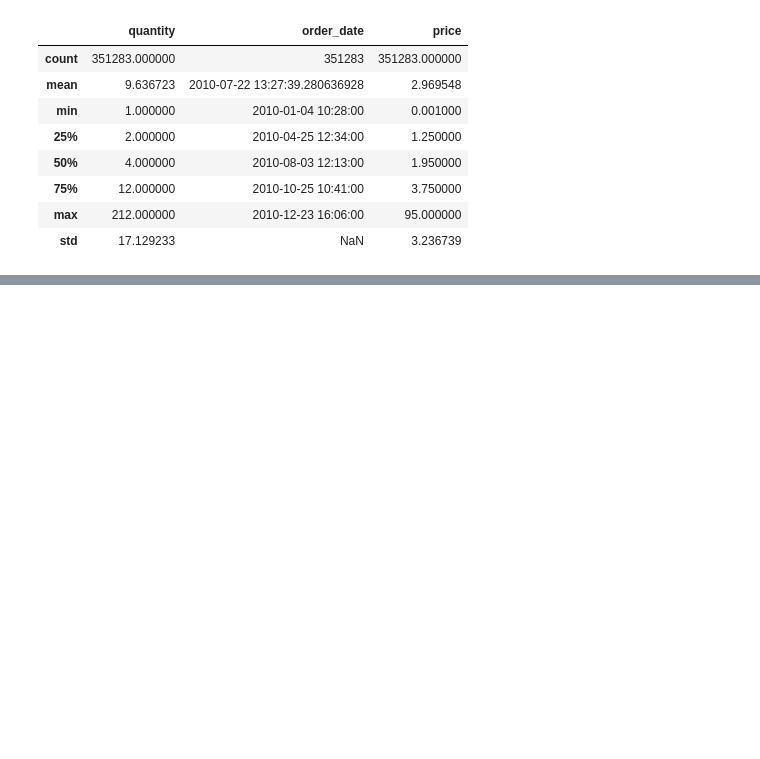
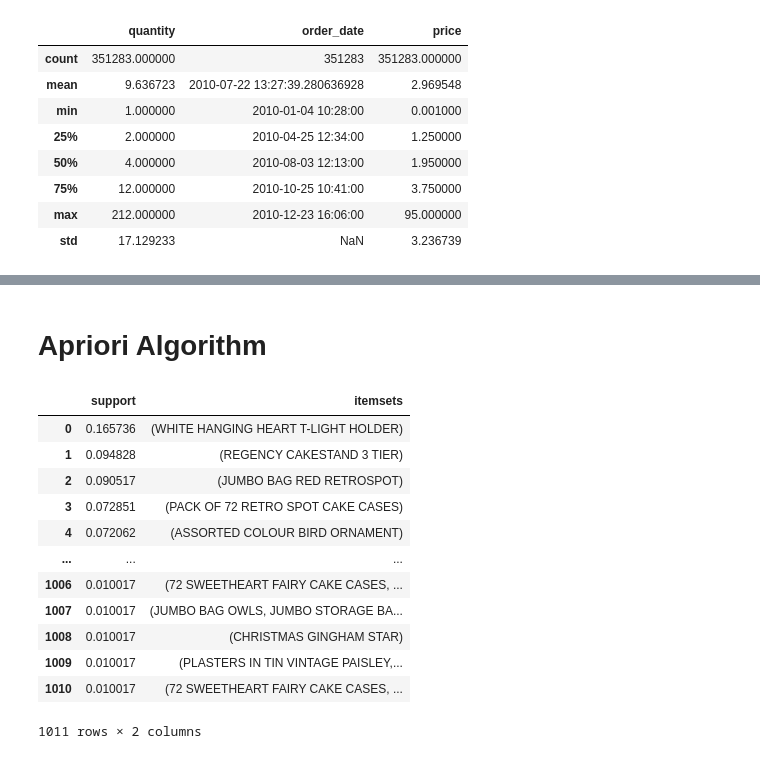
Before and after one commit to JayaWinata/Market-Basket-Analysis, a Jupyter notebook: market_basket.ipynb, the cells around one changed output, grey strips where cells are left out. Cells and saved outputs as stored; diff of their text form; code cells hidden in the pictures; blank space fills up the shorter version.

```diff
--- a/market_basket.ipynb
+++ b/market_basket.ipynb
@@ -112,0 +133,19 @@ None
+# %% [markdown]
+# Apriori Algorithm
+# %%
+frequent_itemset = apriori(basket_encoded,min_support=.01,use_colnames=True).sort_values('support',ascending=False).reset_index(drop=True)
+frequent_itemset['product_count'] = frequent_itemset['itemsets'].apply(len)
+# %% [output]
+|  | support | itemsets |
+| 0 | 0.165736 | (WHITE HANGING HEART T-LIGHT HOLDER) |
+| 1 | 0.094828 | (REGENCY CAKESTAND 3 TIER) |
+| 2 | 0.090517 | (JUMBO BAG RED RETROSPOT) |
+| 3 | 0.072851 | (PACK OF 72 RETRO SPOT CAKE CASES) |
+| 4 | 0.072062 | (ASSORTED COLOUR BIRD ORNAMENT) |
+| ... | ... | ... |
+| 1006 | 0.010017 | (72 SWEETHEART FAIRY CAKE CASES, ... |
+| 1007 | 0.010017 | (JUMBO BAG OWLS, JUMBO STORAGE BA... |
+| 1008 | 0.010017 | (CHRISTMAS GINGHAM STAR) |
+| 1009 | 0.010017 | (PLASTERS IN TIN VINTAGE PAISLEY,... |
+| 1010 | 0.010017 | (72 SWEETHEART FAIRY CAKE CASES, ... |
+1011 rows × 2 columns
```
Also changed, not shown: parts of 4 cells of this notebook.
